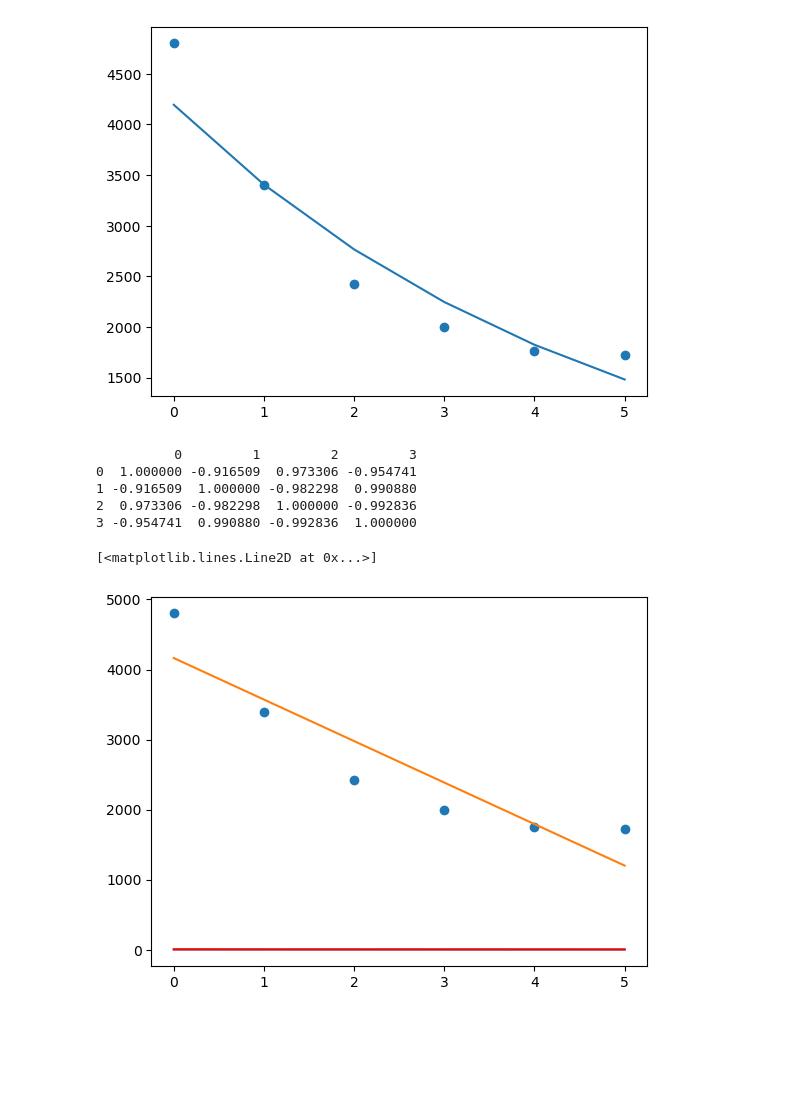
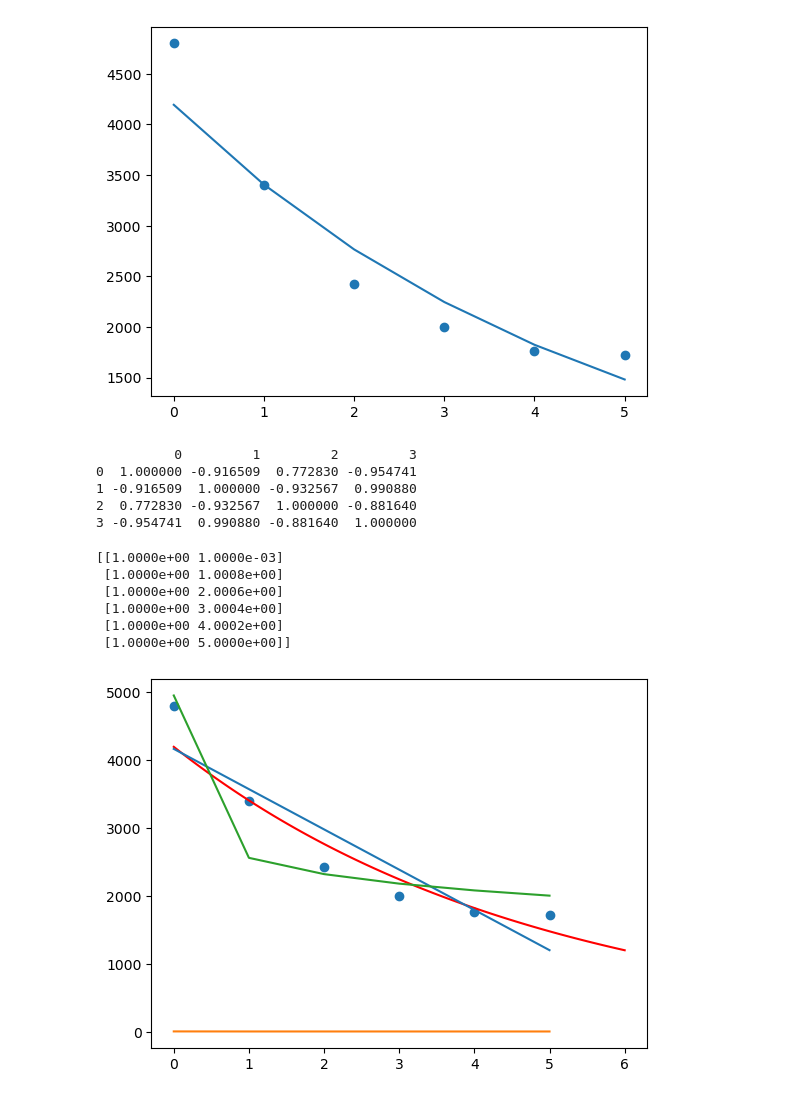
Before and after one commit to charloe12/numpy, a Jupyter notebook: Untitled.ipynb, the cells around one changed output. Drawn from its saved outputs; the diff is of its cells as text; code cells hidden in the pictures; blank space fills up the shorter version.

```diff
--- a/Untitled.ipynb
+++ b/Untitled.ipynb
@@ -106,39 +80,44 @@ plt.plot(X,np.exp(w[0])*np.exp(w[1]*X))
 [ 8.34170305 -0.20829166]
 [<matplotlib.lines.Line2D at 0x...>]
 [figure]
-# %%
-data=pd.DataFrame([X,Y,np.log(X),np.log(Y)]).T
-#data0=pd.DataFrame([np.log(X),np.log(Y)]).T
-print(data.corr())
-#print(data0.corr())
-# %% [output]
-          0         1         2         3
-0  1.000000 -0.916509  0.973306 -0.954741
-1 -0.916509  1.000000 -0.982298  0.990880
-2  0.973306 -0.982298  1.000000 -0.992836
-3 -0.954741  0.990880 -0.992836  1.000000
-# %%
-#hyp1
-X0=np.stack((np.ones(len(X)),X)).T
-W=nlg.inv(X0.T.dot(X0)).dot(X0.T).dot(Y)
-
-#hyp2
-X1=np.stack((np.ones(len(X)),X)).T
-W1=nlg.inv(X1.T.dot(X1)).dot(X1.T).dot(np.log(Y))
-
-#hyp3
-X2=np.stack((np.ones(len(X)),np.log(X))).T
-W2=nlg.inv(X2.T.dot(X2)).dot(X2.T).dot(np.log(Y))
-
-#hyp4
-X3=np.stack((np.ones(len(X)),np.log(X))).T
-W3=nlg.inv(X3.T.dot(X3)).dot(X3.T).dot(Y)
-
-plt.scatter(X,Y)
-plt.plot(X,W1.dot(X1.T))
-plt.plot(X,W.dot(X0.T))
-plt.plot(X,W2.dot(X2.T),c='r')
-plt.plot(X,W2.dot(X2.T))
-# %% [output]
-[<matplotlib.lines.Line2D at 0x...>]
-[figure, removed]
+# %%
+data=pd.DataFrame([X,Y,np.log(X),np.log(Y)]).T
+#data0=pd.DataFrame([np.log(X),np.log(Y)]).T
+print(data.corr())
+#print(data0.corr())
+# %% [output]
+          0         1         2         3
+0  1.000000 -0.916509  0.772830 -0.954741
+1 -0.916509  1.000000 -0.932567  0.990880
+2  0.772830 -0.932567  1.000000 -0.881640
+3 -0.954741  0.990880 -0.881640  1.000000
+# %%
+#hyp1
+X0=np.stack((np.ones(len(X)),X)).T
+W=nlg.inv(X0.T.dot(X0)).dot(X0.T).dot(Y)
+
+#hyp2
+X1=np.stack((np.ones(len(X)),X)).T
+W1=nlg.inv(X1.T.dot(X1)).dot(X1.T).dot(np.log(Y))
+
+#hyp3
+X2=np.stack((np.ones(len(X)),np.log(X))).T
+W2=nlg.inv(X2.T.dot(X2)).dot(X2.T).dot(np.log(Y))
+
+#hyp4
+X3=np.stack((np.ones(len(X)),np.log(X))).T
+W3=nlg.inv(X3.T.dot(X3)).dot(X3.T).dot(Y)
+xx=np.linspace(0.001,6,100)
+plt.scatter(X,Y)
+plt.plot(xx,np.exp(W1[0])*np.exp(W1[1]*xx),c='r')
+plt.plot(X,W.dot(X0.T))
+plt.plot(X,W2.dot(X2.T))
+plt.plot(X,W3.dot(X3.T))
+# %% [output]
+[[1.0000e+00 1.0000e-03]
+ [1.0000e+00 1.0008e+00]
+ [1.0000e+00 2.0006e+00]
+ [1.0000e+00 3.0004e+00]
+ [1.0000e+00 4.0002e+00]
+ [1.0000e+00 5.0000e+00]]
+[figure, added]
```
Also changed, not shown: parts of 9 cells of this notebook.
